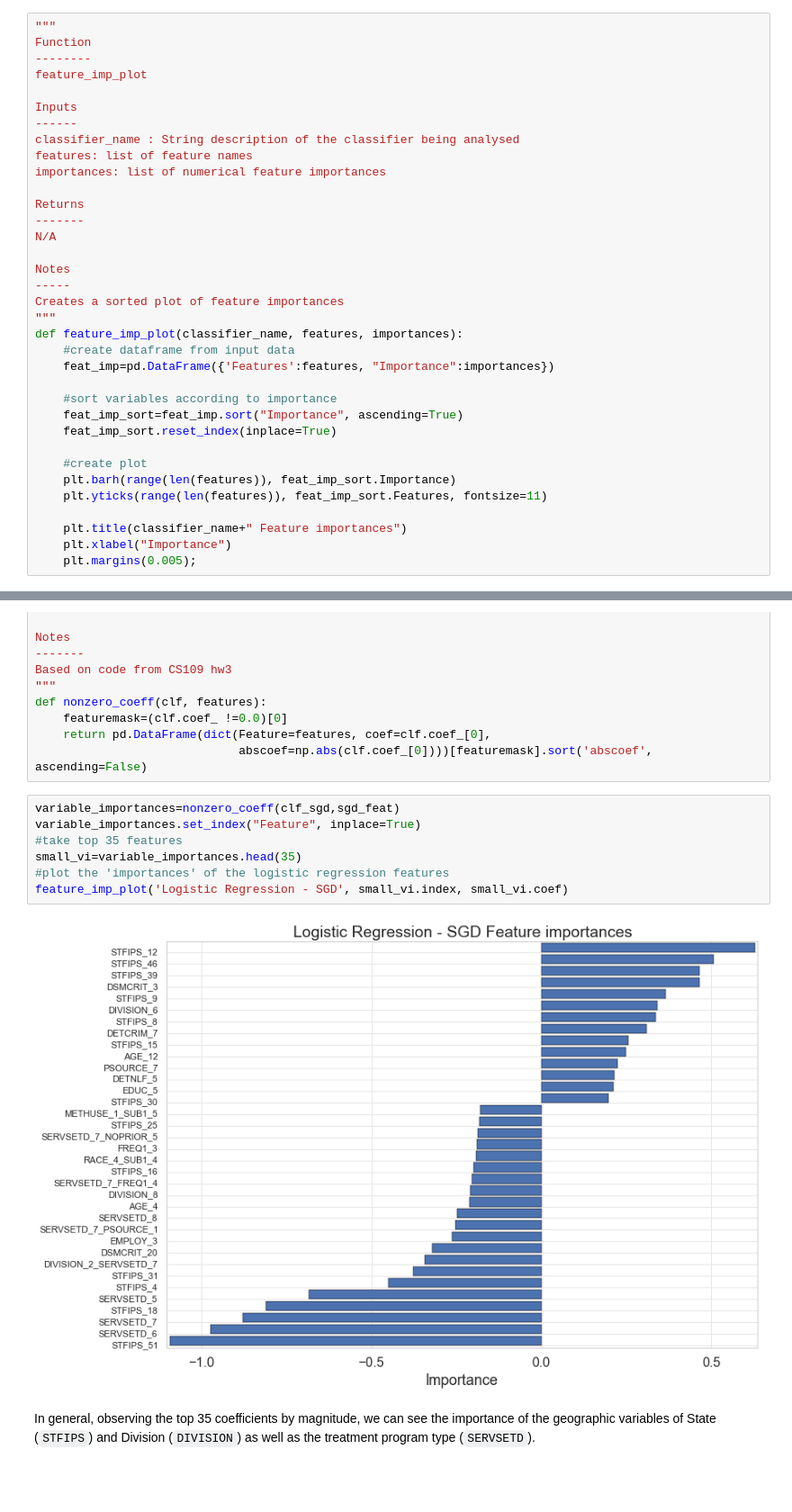
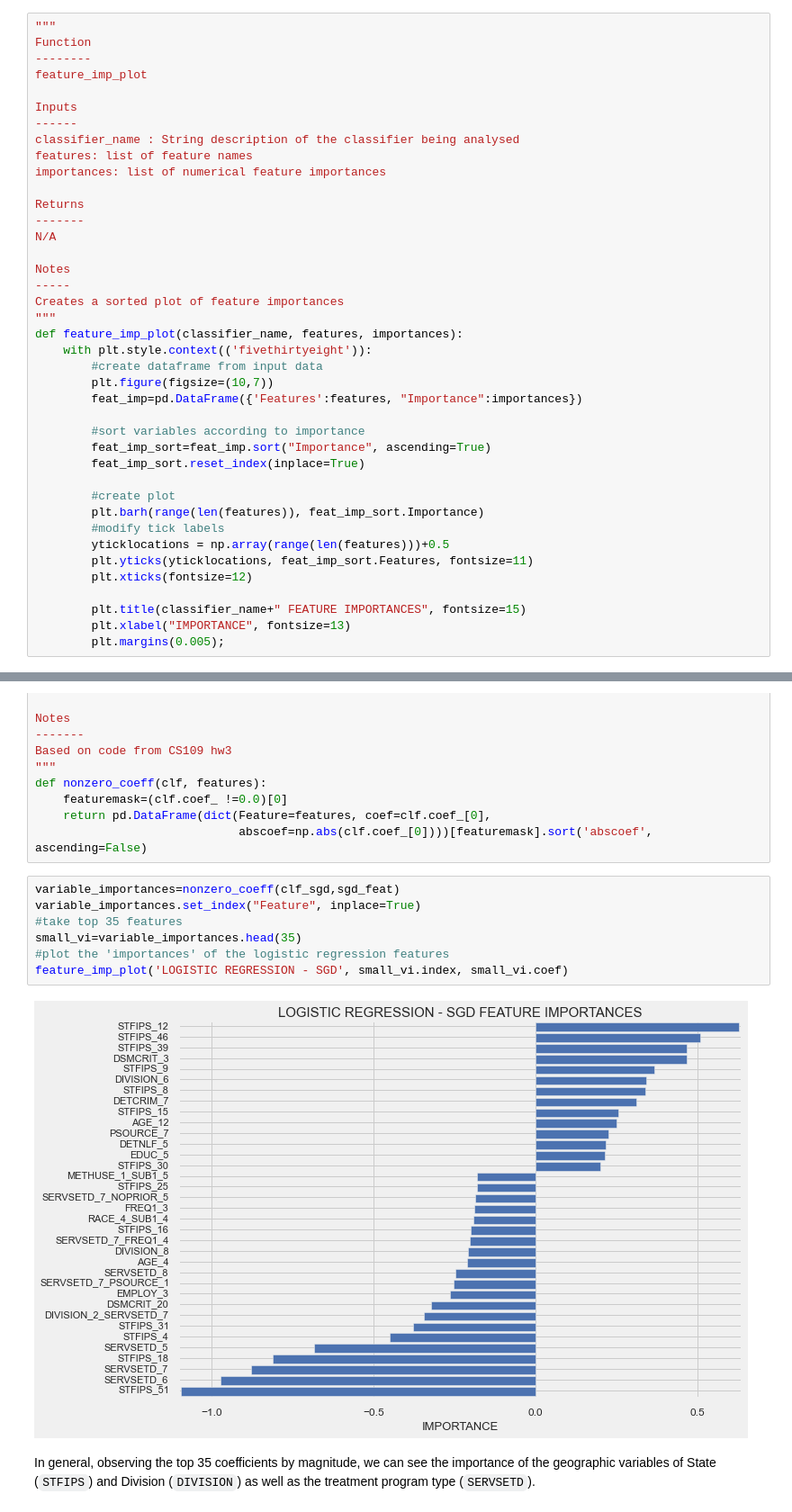
Before and after one commit to TNames/DRUG_TREATMENT_PROJECT, a Jupyter notebook: Process_Book.ipynb, the cells around one changed output, grey strips where cells are left out. Shown at 90% size. Saved outputs shown, nothing was run; the diff lists cells and outputs as text; blank space fills up the shorter version.

Commit message:
Feature Importances

```diff
--- a/Process_Book.ipynb
+++ b/Process_Book.ipynb
@@ -1415,17 +1463,22 @@ Notes
 Creates a sorted plot of feature importances
 """
 def feature_imp_plot(classifier_name, features, importances):
-    #create dataframe from input data
-    feat_imp=pd.DataFrame({'Features':features, "Importance":importances})
+    with plt.style.context(('fivethirtyeight')):
+        #create dataframe from input data
+        plt.figure(figsize=(10,7))
+        feat_imp=pd.DataFrame({'Features':features, "Importance":importances})
 
-    #sort variables according to importance
-    feat_imp_sort=feat_imp.sort("Importance", ascending=True)
-    feat_imp_sort.reset_index(inplace=True)
+        #sort variables according to importance
+        feat_imp_sort=feat_imp.sort("Importance", ascending=True)
+        feat_imp_sort.reset_index(inplace=True)
 
-    #create plot
-    plt.barh(range(len(features)), feat_imp_sort.Importance)
-    plt.yticks(range(len(features)), feat_imp_sort.Features, fontsize=11)
+        #create plot
+        plt.barh(range(len(features)), feat_imp_sort.Importance)
+        #modify tick labels
+        yticklocations = np.array(range(len(features)))+0.5
+        plt.yticks(yticklocations, feat_imp_sort.Features, fontsize=11)
+        plt.xticks(fontsize=12)
 
-    plt.title(classifier_name+" Feature importances")
-    plt.xlabel("Importance")
-    plt.margins(0.005);
+        plt.title(classifier_name+" FEATURE IMPORTANCES", fontsize=15)
+        plt.xlabel("IMPORTANCE", fontsize=13)
+        plt.margins(0.005);
@@ -1768,12 +1833,12 @@ def nonzero_coeff(clf, features):
 # %%
 variable_importances=nonzero_coeff(clf_sgd,sgd_feat)
 variable_importances.set_index("Feature", inplace=True)
 #take top 35 features
 small_vi=variable_importances.head(35)
 #plot the 'importances' of the logistic regression features
-feature_imp_plot('Logistic Regression - SGD', small_vi.index, small_vi.coef)
+feature_imp_plot('LOGISTIC REGRESSION - SGD', small_vi.index, small_vi.coef)
 # %% [output]
-[figure, old version]
+[figure, new version]
 # %% [markdown]
 In general, observing the top 35 coefficients by magnitude, we can see the importance of the geographic variables of State (`STFIPS`) and Division (`DIVISION`) as well as the treatment program type (`SERVSETD`).
 # %% [markdown]
```
Also changed, not shown: parts of 17 cells of this notebook.
